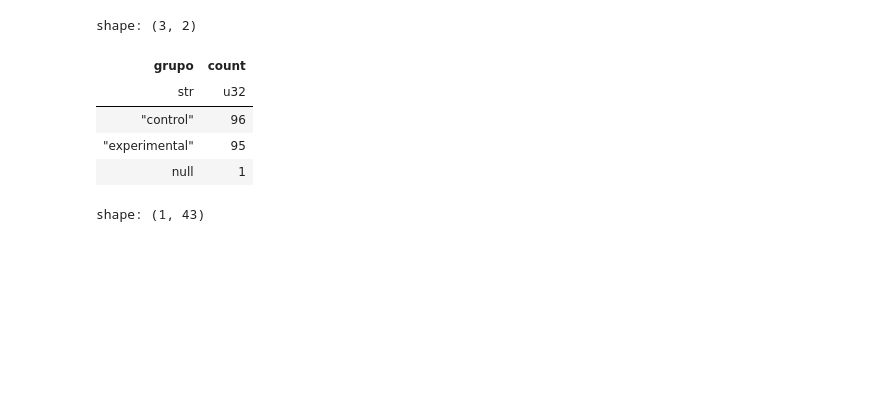
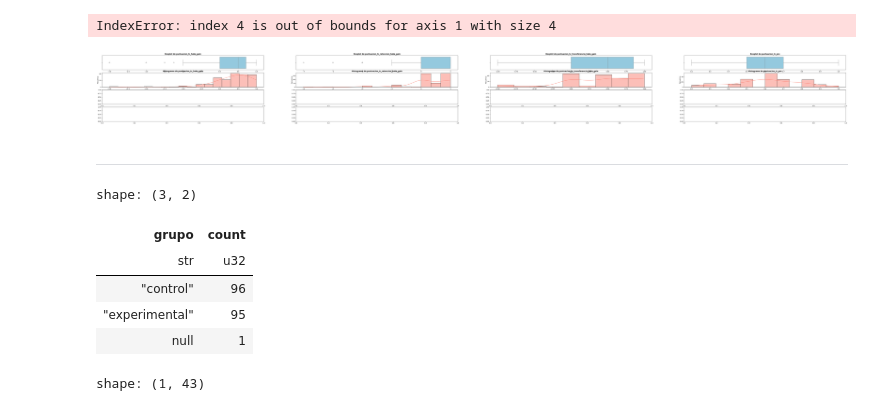
Before and after one commit to IBiDat/va-educational-impact, a Jupyter notebook: src/notebooks/educational_impact/educational_impact_analysis.ipynb, the cells around one changed output. Drawn from its saved outputs; the diff is of its cells as text; code cells hidden in the pictures; blank space fills up the shorter version.

```diff
--- a/src/notebooks/educational_impact/educational_impact_analysis.ipynb
+++ b/src/notebooks/educational_impact/educational_impact_analysis.ipynb
@@ -46,0 +75,5 @@ forms_interactions_df = forms_df.join(interactions_df, how='left', on='id')
+# %%
+for col in forms_interactions_df.columns:
+    print(col.upper())
+    display(forms_interactions_df[col].unique().to_list())
+    print('-' * 100)
@@ -46,0 +182,3 @@ forms_interactions_df = forms_df.join(interactions_df, how='left', on='id')
+# %%
+quant_cols = [col for col, type in zip(forms_interactions_df.columns, forms_interactions_df.dtypes) if type == pl.Float64]
+cat_cols = [col for col in forms_interactions_df.columns if col not in quant_cols]
@@ -47,3 +207,35 @@ forms_interactions_df = forms_df.join(interactions_df, how='left', on='id')
+# %%
+df = forms_interactions_df
+n_cols = len(quant_cols)
+
+fig, axes = plt.subplots(nrows=4, ncols=int(np.ceil(n_cols / 4)), figsize=(6 * n_cols, 8))
+
+# 4. Iterar sobre las variables para crear los gráficos
+for i, col in enumerate(quant_cols):
+
+    # --- FILA 1: BOXPLOTS ---
+    # Usamos x=df[col] para que el boxplot sea horizontal y coincida con el histograma
+    sns.boxplot(x=df[col], ax=axes[0, i], color="skyblue")
+    axes[0, i].set_title(f'Boxplot de {col}', fontsize=12, fontweight='bold')
+    axes[0, i].set_xlabel('') # Quitamos la etiqueta X para no ser redundantes
+
+    # --- FILA 2: HISTOGRAMAS ---
+    # Añadimos kde=True para ver la curva de densidad
+    sns.histplot(x=df[col], kde=True, ax=axes[1, i], color="salmon", edgecolor="black")
+    axes[1, i].set_title(f'Histograma de {col}', fontsize=12, fontweight='bold')
+    axes[1, i].set_xlabel(col)
+    axes[1, i].set_ylabel('Frecuencia')
+
+# 5. Ajustar el diseño para que no se superpongan los títulos y etiquetas
+plt.tight_layout()
+
+# 6. Mostrar el gráfico
+plt.show()
+# %% [output]
+IndexError: index 4 is out of bounds for axis 1 with size 4
+[figure, added]
+# %% [markdown]
+---
 # %%
 forms_interactions_df['grupo'].value_counts()
 # %% [output]
```
Also changed, not shown: parts of 17 cells of this notebook, 1 other file.
